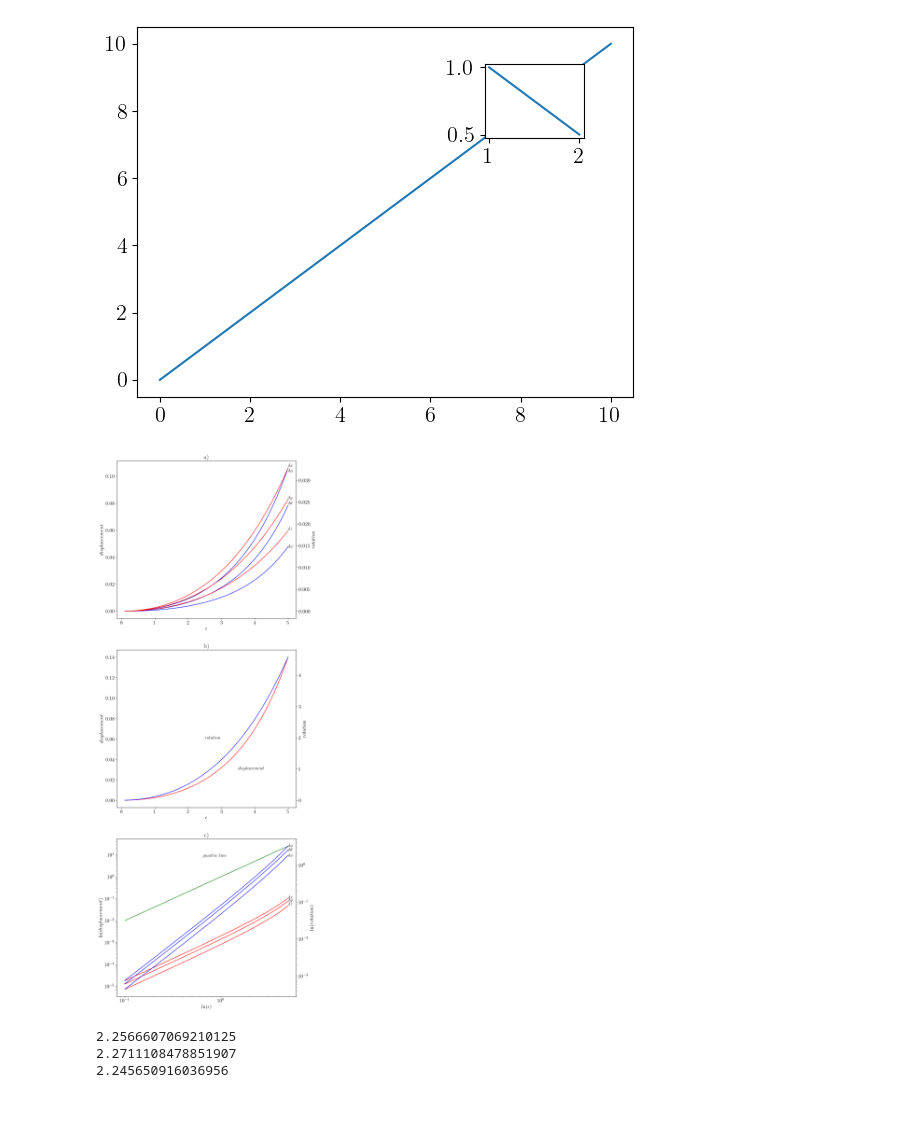
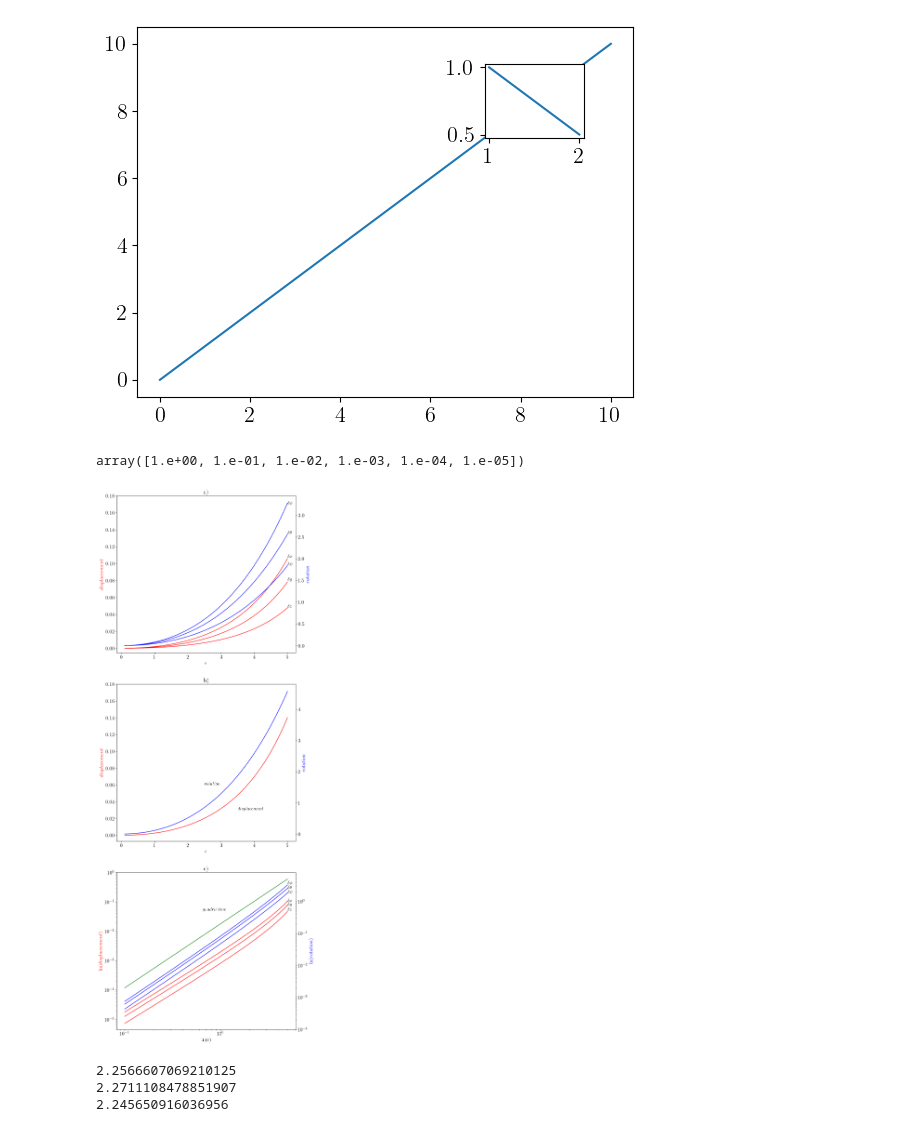
Before and after one commit to alireza-astane/starSwimmer3D, a Jupyter notebook: phase1.ipynb, the cells around one changed output. Cells and saved outputs as stored; diff of their text form; code cells hidden in the pictures.

Commit message:
change the plots

```diff
--- a/phase1.ipynb
+++ b/phase1.ipynb
@@ -155,6 +155,10 @@ ins.plot(np.arange(3),1/np.arange(3))
 # %% [output]
 [<matplotlib.lines.Line2D at 0x...>]
 [figure]
+# %%
+0.1**((np.arange(0,6)))
+# %% [output]
+array([1.e+00, 1.e-01, 1.e-02, 1.e-03, 1.e-04, 1.e-05])
 # %%
 
 
@@ -246,13 +250,16 @@ ax3.set_xlabel("$\epsilon$")
 
 ax3.set_ylabel("$displaceement$")
 for i in range(3):
-    ax3.plot(epsilons,np.abs(data[:,i]), c = "b")
+    ax3.plot(epsilons,np.abs( data[:,i]), c = "r")
 
 
 ax3b = ax3.twinx()
 ax3b.set_ylabel("$rotation$")
 for i in range(3,6):
-    ax3b.plot(epsilons,np.abs(0.01*data[:,i]) , c ="r")
+    ax3b.plot(epsilons,np.abs(data[:,i]) , c ="b")
+
+
+ax3.set_yticks(np.arange(0,20,2)/100)
 
 # ax3.legend(["x","y","z","theta","phi","psi"],loc='upper center', bbox_to_anchor=(0.5, 1.3),
 #           ncol=3, fancybox=True, shadow=True)
@@ -279,8 +286,21 @@ ax4b = ax4.twinx()
 
 for i in range(3,6):
     ax4b.loglog(epsilons,np.abs(data[:,i]), c = "b")
+
+
 ax4b.set_ylabel("$\ln(rotation)$")
-ax4.loglog(epsilons,epsilons**2 , c = "g")
+
+ax1.set_yticks(np.arange(0,20,2)/100)
+
+
+
+ax4b.loglog(epsilons,0.2*epsilons**2 , c = "g")
+
+ax4.set_yticks(0.1**((np.arange(0,6))))
+ax4b.set_yticks(0.1**((np.arange(0,5))))
+
+
+
 
 # #plt.legend([f"x,slope={np.round(slopes[0],2)}",f"y,slope={np.round(slopes[1],2)}",f"z,slope={np.round(slopes[2],2)}",f"theta,slope={np.round(slopes[3],2)}",f"phi,slope={np.round(slopes[4],2)}",f"psi,slope={np.round(slopes[5],2)}","quadric line"])
 # plt.legend(["x","y","z","theta","phi","psi","quadric line"],loc='upper center', bbox_to_anchor=(0.5, 1.4),
@@ -293,43 +313,54 @@ ax4.loglog(epsilons,epsilons**2 , c = "g")
 # plt.show()
 
 
 ax1.text(2.5, 0.06, '$rotation$', fontsize = 14)
 ax1.text(3.5, 0.03, '$displacement$', fontsize = 14)
 
 
 
 ax3.text(5, 0.107, '$\delta x$', fontsize = 14)
-ax3.text(5, 0.083, '$\delta y$', fontsize = 14)
-ax3.text(5, 0.06, '$\delta z$', fontsize = 14)
+ax3.text(5, 0.08, '$\delta y$', fontsize = 14)
+ax3.text(5, 0.048, '$\delta z$', fontsize = 14)
 
-ax3.text(5, 0.103, '$\delta \phi$', fontsize = 14)
-ax3.text(5, 0.079, '$\delta \\theta$', fontsize = 14)
-ax3.text(5, 0.047, '$\delta \psi$', fontsize = 14)
+ax3.text(5, 0.17, '$\delta \phi$', fontsize = 14)
+ax3.text(5, 0.135, '$\delta \\theta$', fontsize = 14)
+ax3.text(5, 0.098, '$\delta \psi$', fontsize = 14)
 
 
 
 
 ax4.text(5, 0.10, '$\delta x$', fontsize = 14)
 ax4.text(5, 0.075, '$\delta y$', fontsize = 14)
 ax4.text(5, 0.05, '$\delta z$', fontsize = 14)
 
-ax4.text(5, 23, '$\delta \phi$', fontsize = 14)
-ax4.text(5, 15, '$\delta \\theta$', fontsize = 14)
-ax4.text(5, 8, '$\delta \psi$', fontsize = 14)
+ax4.text(5, 0.4, '$\delta \phi$', fontsize = 14)
+ax4.text(5, 0.28, '$\delta \\theta$', fontsize = 14)
+ax4.text(5, 0.2, '$\delta \psi$', fontsize = 14)
 
-ax4.text(0.65, 8, '$quadric$ $line$', fontsize = 14)
+ax4.text(0.65, 0.05, '$quadric$ $line$', fontsize = 14)
 
 
 
 ax1.set_title("$\mathrm{b)}$")
 ax3.set_title("$\mathrm{a)}$")
 ax4.set_title("$\mathrm{c)}$")
 
 
+ax1.yaxis.label.set_color('red')
+ax2.yaxis.label.set_color('blue')
+ax3.yaxis.label.set_color('red')
+ax3b.yaxis.label.set_color('blue')
+ax4.yaxis.label.set_color('red')
+ax4b.yaxis.label.set_color('blue')
+
+
+
+
+
 plt.savefig("EpsilonEffect.png")
 plt.show()
 # %% [output]
-[figure, old version]
+[figure, new version]
 # %%
 slope, intercept, r_value, p_value, std_err = scipy.stats.linregress(np.log(epsilons[:]),np.log(np.abs(data[:,0])))
 print(slope)
```
Also changed, not shown: parts of 1 cell of this notebook, 55 other files.
